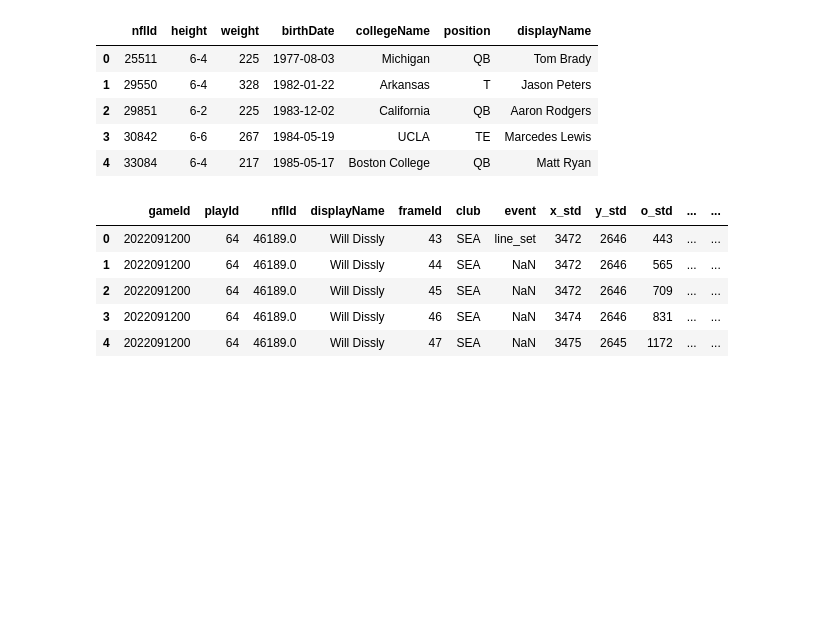
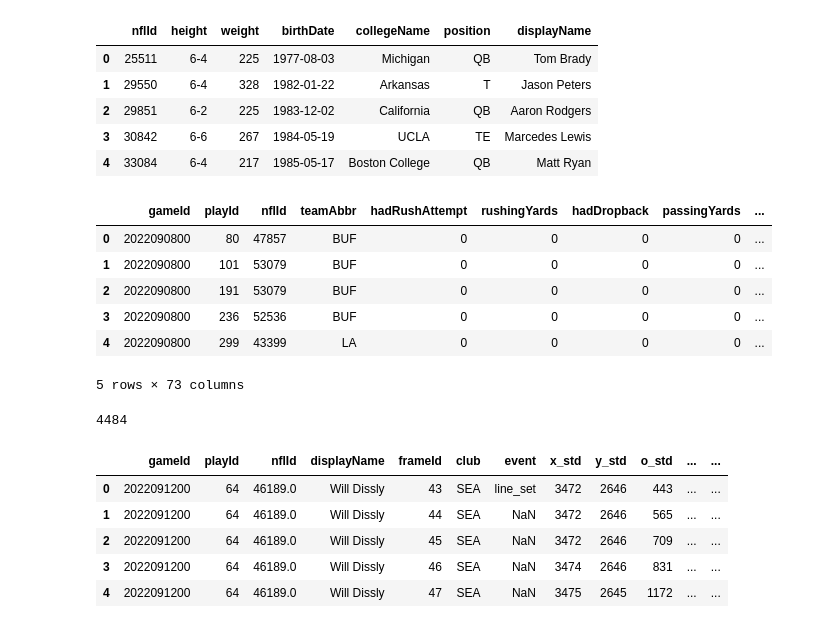
Before and after one commit to etienne-busnel/NFL-Big-Data-Bowl-2025, a Jupyter notebook: Feature_Creation.ipynb, the cells around one changed output. Cells and saved outputs as stored; diff of their text form; code cells hidden in the pictures; blank space fills up the shorter version.

```diff
--- a/Feature_Creation.ipynb
+++ b/Feature_Creation.ipynb
@@ -186,6 +186,4 @@ x_dis_travel_neg = tracking_simple[tracking_simple['x_change'] < 1].groupby(['ga
 # Add to df_player_play_motion
 df_player_play_motion = add_column_from_other_df(df_player_play_motion, x_dis_travel_pos, 'x_change', 'x_dis_travel_pos')
 df_player_play_motion = add_column_from_other_df(df_player_play_motion, x_dis_travel_neg, 'x_change', 'x_dis_travel_neg')
-
-df_player_play_motion['x_move_ratio'] = df_player_play_motion['x_dis_travel_pos'] / (df_player_play_motion['x_dis_travel_pos'] + df_player_play_motion['x_dis_travel_neg'])
 # %%
@@ -201,3 +203,58 @@ df_player_play_motion = add_column_from_other_df(df_player_play_motion, y_dis_tr
+# %%
+#find the y distance a player started from the tackles and how far they ended from them
+
+#get the min/max coordinates for the tackles
+tracking_tackles = pd.read_csv('tracking_tackles.csv')
+tracking_tackles = (
+    tracking_tackles
+    .groupby(['gameId', 'playId'], as_index=False)
+    .agg(y_std_t_min=('y_std', 'min'), y_std_t_max=('y_std', 'max'))
+
+)
+
+#add the coordinates to df_player_play_motion
+df_player_play_motion = df_player_play_motion.merge(tracking_tackles, on=['gameId', 'playId'], how='inner')
+# %%
+#get initial y and final y coordinates (not relative to the ball)
+initial_y_dis = tracking_simple.groupby(['gameId', 'playId', 'nflId'])['y_std'].first().reset_index()
+end_y_dis = tracking_simple.groupby(['gameId', 'playId', 'nflId'])['y_std'].last().reset_index()
+
+df_player_play_motion = add_column_from_other_df(df_player_play_motion, initial_y_dis, 'y_std', 'init_y_std')
+df_player_play_motion = add_column_from_other_df(df_player_play_motion, end_y_dis, 'y_std', 'end_y_std')
+# %%
+#initial distance from tackle
+t_diff_min = df_player_play_motion['y_std_t_min'] - df_player_play_motion['init_y_std']
+t_diff_max = df_player_play_motion['init_y_std'] - df_player_play_motion['y_std_t_max']
+
+df_player_play_motion['init_tackle_dis'] = np.where(
+    abs(t_diff_min) < abs(t_diff_max),
+    t_diff_min,
+    t_diff_max
+)
+
+#final distance from tackle
+t_diff_min = df_player_play_motion['y_std_t_min'] - df_player_play_motion['end_y_std']
+t_diff_max = df_player_play_motion['end_y_std'] - df_player_play_motion['y_std_t_max']
+
+df_player_play_motion['end_tackle_dis'] = np.where(
+    abs(t_diff_min) < abs(t_diff_max),
+    t_diff_min,
+    t_diff_max
+)
+# %%
+df_player_play_motion.head()
+# %% [output]
+|  | gameId | playId | nflId | teamAbbr | hadRushAttempt | rushingYards | hadDropback | passingYards | ... |
+| 0 | 2022090800 | 80 | 47857 | BUF | 0 | 0 | 0 | 0 | ... |
+| 1 | 2022090800 | 101 | 53079 | BUF | 0 | 0 | 0 | 0 | ... |
+| 2 | 2022090800 | 191 | 53079 | BUF | 0 | 0 | 0 | 0 | ... |
+| 3 | 2022090800 | 236 | 52536 | BUF | 0 | 0 | 0 | 0 | ... |
+| 4 | 2022090800 | 299 | 43399 | LA | 0 | 0 | 0 | 0 | ... |
+5 rows × 73 columns
+# %%
+len(df_player_play_motion)
+# %% [output]
+4484
 # %%
 #if y started off negative, flip y values so it starts off positive (makes same type of motion on left or right side register the same)
 mask = df_player_play_motion['init_rel_y_dis'] < 0
```
Also changed, not shown: parts of 3 cells of this notebook, 15 other files.
